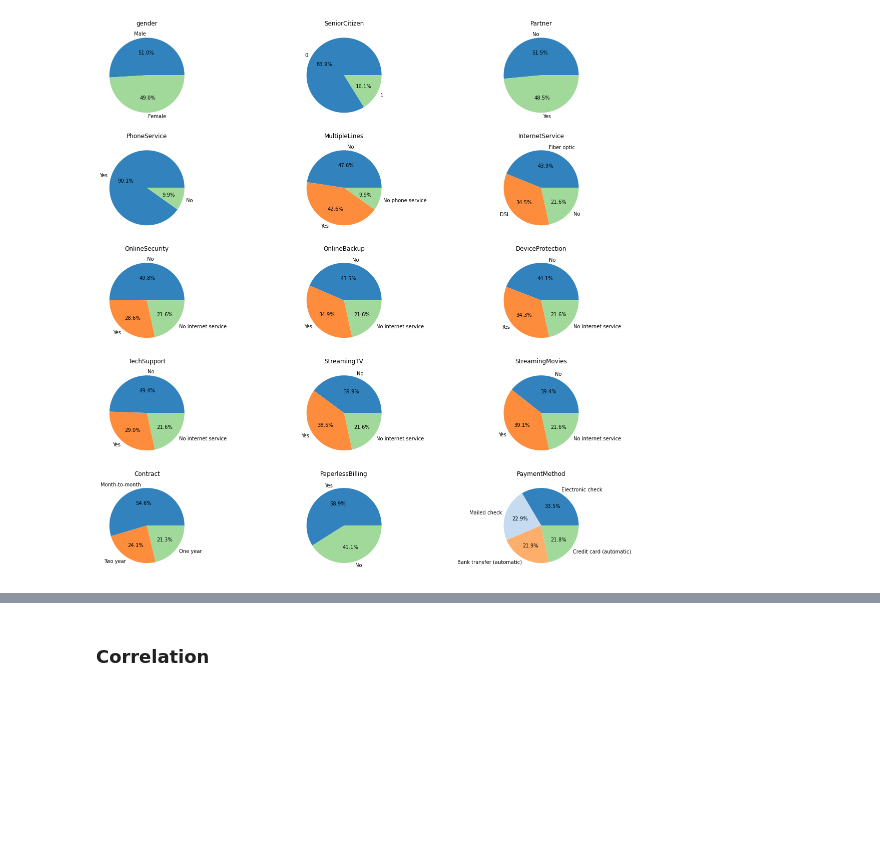
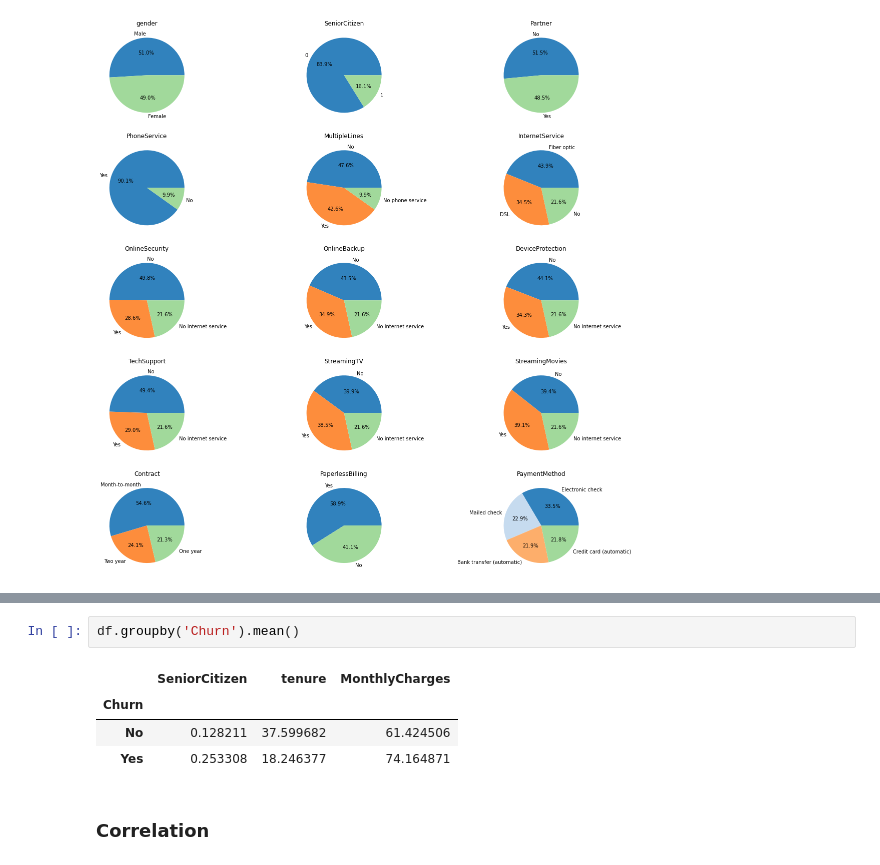
Before and after one commit to RodrigoSilvaC/CSE6740, a Jupyter notebook: final_project.ipynb, the cells around one changed output, grey strips where cells are left out. Saved outputs shown, nothing was run; the diff lists cells and outputs as text; blank space fills up the shorter version.

```diff
--- a/final_project.ipynb
+++ b/final_project.ipynb
@@ -109,3 +117,10 @@ plt.show()
+# %%
+df.groupby('Churn').mean()
+# %% [output]
+|  | SeniorCitizen | tenure | MonthlyCharges |
+| Churn |  |  |  |
+| No | 0.128211 | 37.599682 | 61.424506 |
+| Yes | 0.253308 | 18.246377 | 74.164871 |
 # %% [markdown]
 ### Correlation
 # %%
```
Also changed, not shown: parts of 13 cells of this notebook.
